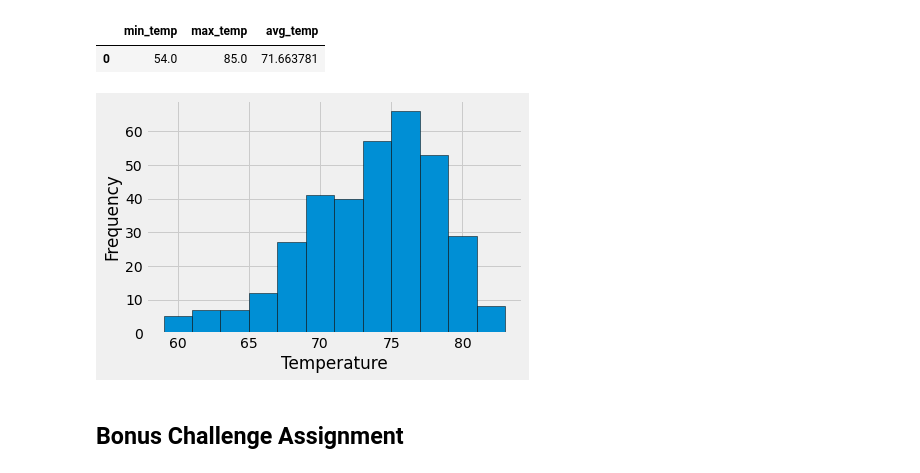
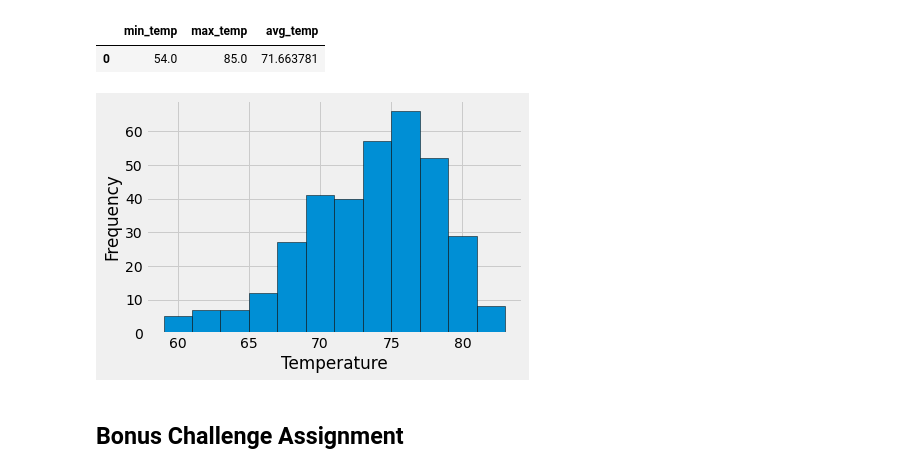
Before and after one commit to d4t4Guy/sqlalchemy-challenge, a Jupyter notebook: Climate_APS.ipynb, the cells around one changed output. Drawn from its saved outputs; the diff is of its cells as text; code cells hidden in the pictures.

```diff
--- a/Climate_APS.ipynb
+++ b/Climate_APS.ipynb
@@ -266,20 +283,20 @@ df_temp_stats
 # %%
 # Choose the station with the highest number of temperature observations.
 # Query the last 12 months of temperature observation data for this station and plot the results as a histogram
 temp_hist = session.query(Measurement.tobs) \
             .filter(Measurement.station==station_id) \
-            .filter(Measurement.date >= start_date) #start_date was derived above at the first step in climate analysis
+            .filter(Measurement.date > start_date) #start_date was derived above at the first step in climate analysis
 
 df_temp_hist = pd.read_sql(temp_hist.statement, conn)
 
 plt.hist(df_temp_hist.tobs, bins=12, ec="black")
 plt.xlabel("Temperature")
 plt.ylabel("Frequency")
 plt.show()
 # Save image just for practice
 # plt.savefig('saved_temp_histogram.png')
 # %% [output]
-[figure, old version]
+[figure, new version]
 # %% [markdown]
 ## Bonus Challenge Assignment
 # %%
```
Also changed, not shown: parts of 3 cells of this notebook, 2 other files.
